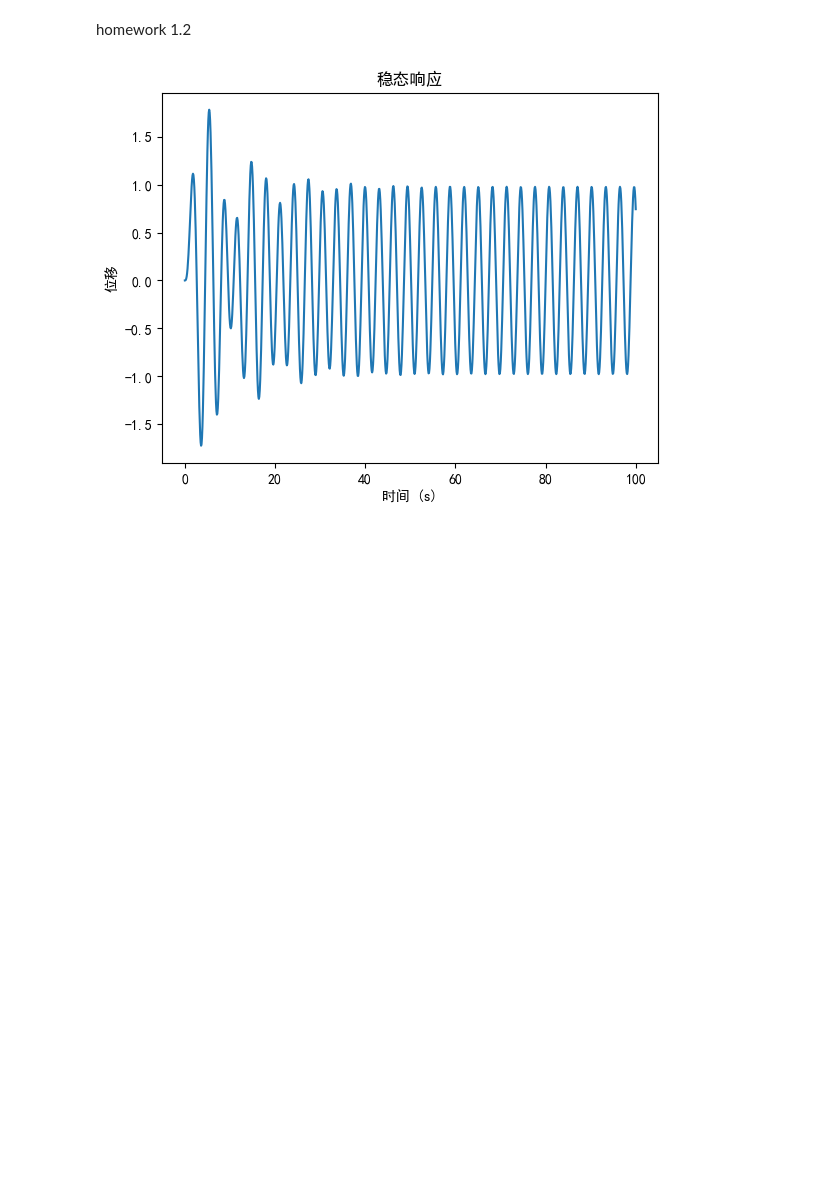
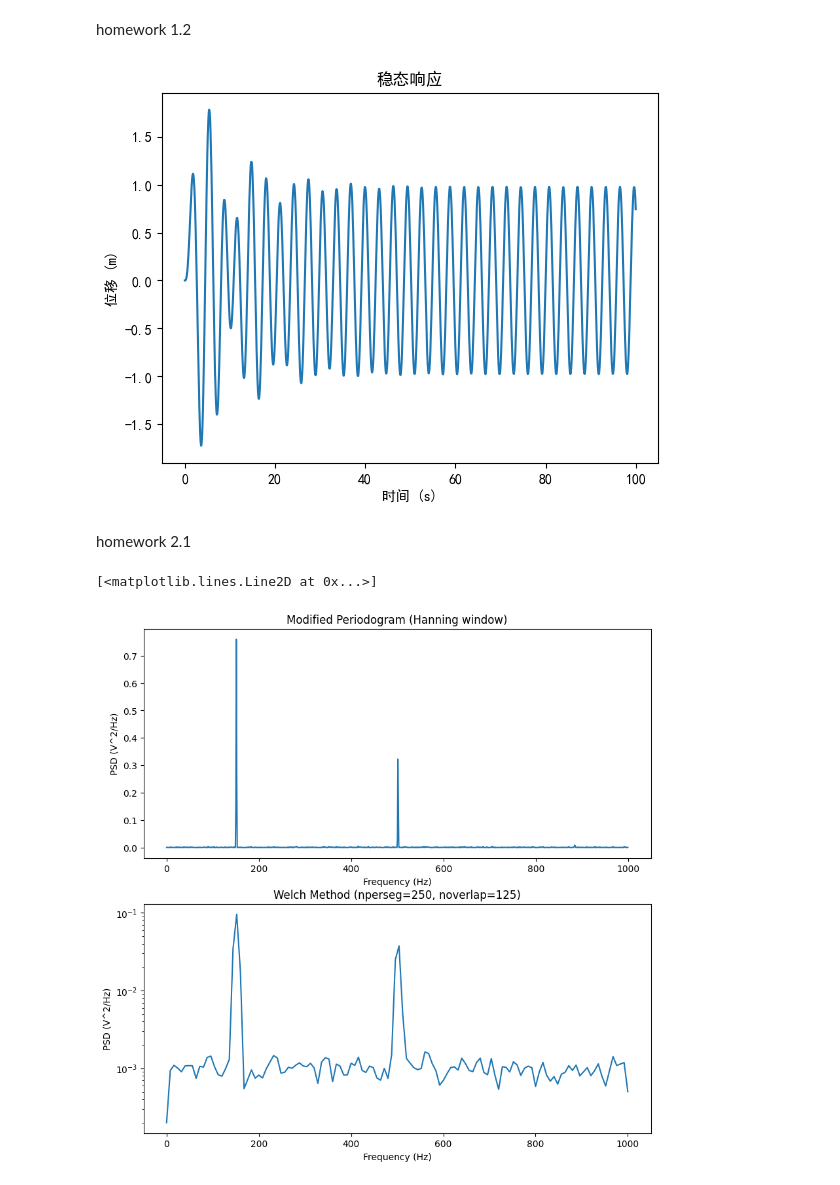
Before and after one commit to CodePadawan-Lyyyy/Major-assignment, a Jupyter notebook: Engineering Structural Mechanics and Control/Engineering Structural Mechanics and Control.ipynb, the cells around one changed output. Drawn from its saved outputs; the diff is of its cells as text; code cells hidden in the pictures; blank space fills up the shorter version.

```diff
--- a/Engineering Structural Mechanics and Control/Engineering Structural Mechanics and Control.ipynb
+++ b/Engineering Structural Mechanics and Control/Engineering Structural Mechanics and Control.ipynb
@@ -40,8 +45,52 @@ plt.rcParams['font.sans-serif']=['SimHei'] #设置中文字体
 plt.rcParams['axes.unicode_minus']=False #设置负号显示
 ax.set_title('稳态响应')
 ax.set_xlabel('时间 (s)')
-ax.set_ylabel('位移')
+ax.set_ylabel('位移 (m)')
 ax.plot(t,y)
 plt.show()
 # %% [output]
-[figure, old version]
+[figure, new version]
+# %% [markdown]
+homework 2.1
+# %%
+import numpy as np
+import matplotlib.pyplot as plt
+import scipy.signal as signal
+
+N=2000 #采样点数
+T=1 #采样时长
+fs=N/T #采样频率
+df=fs/N #频率分辨率
+t=np.linspace(0,T,N) #采样时间点
+x=1.5*np.sin(2*np.pi*151*t)+np.sin(2*np.pi*501*t)+np.random.randn(N) #采样信号
+
+window=np.hanning(N) #汉宁窗
+sf2=N/np.sum(window**2) #窗能量修正因子
+x_windowed=x*window #加窗
+y=np.fft.fft(x_windowed/N) #FFT变换
+P=abs(y)**2/df*2*sf2 #功率谱密度
+f=np.fft.fftfreq(N,d=1/fs) #双边频率
+idx=f>=0 #转换为单边谱
+f_idx=f[idx]
+P_idx=P[idx]
+
+nperseg=N//8 #窗口长度
+noverlap=N//16 #重叠长度
+f_welch,P_welch=signal.welch(x,fs=fs,window='hann',nperseg=nperseg,noverlap=noverlap,return_onesided=True) #welch法
+
+fig,ax=plt.subplots(2,1,figsize=(10,10))
+
+plt.rcParams['font.sans-serif']=['DejaVu Sans'] #设置字体
+plt.rcParams['axes.unicode_minus']=False #设置负号显示
+ax[0].set_title('Modified Periodogram (Hanning window)')
+ax[0].set_xlabel('Frequency (Hz)')
+ax[0].set_ylabel('PSD (V^2/Hz)')
+ax[0].plot(f_idx,P_idx)
+
+ax[1].set_title(f'Welch Method (nperseg={nperseg}, noverlap={noverlap})')
+ax[1].set_xlabel('Frequency (Hz)')
+ax[1].set_ylabel('PSD (V^2/Hz)')
+ax[1].semilogy(f_welch,P_welch)
+# %% [output]
+[<matplotlib.lines.Line2D at 0x...>]
+[figure, added]
```
Also changed, not shown: parts of 1 cell of this notebook, 2 other files.
